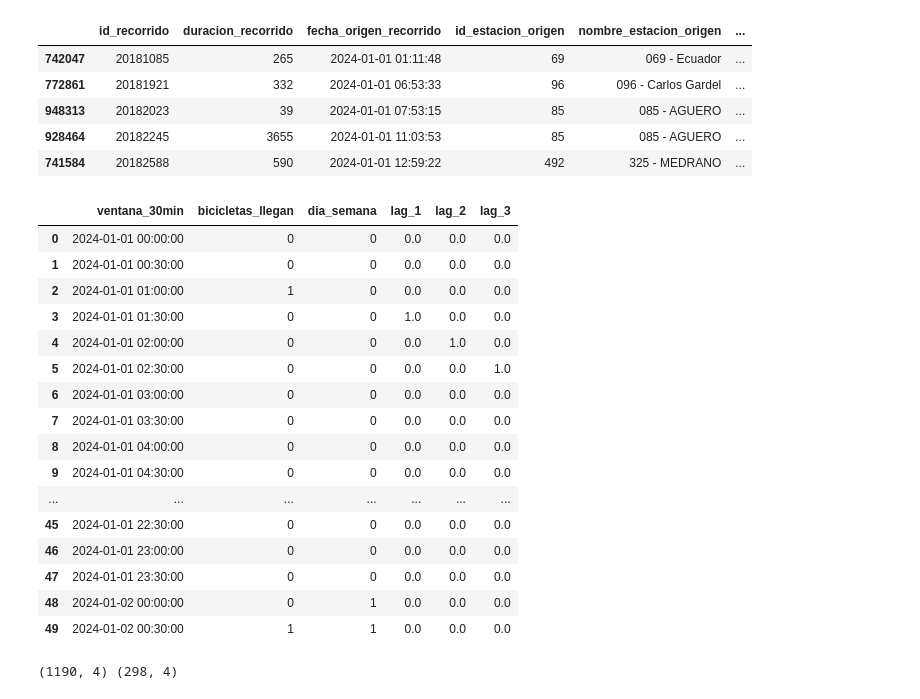
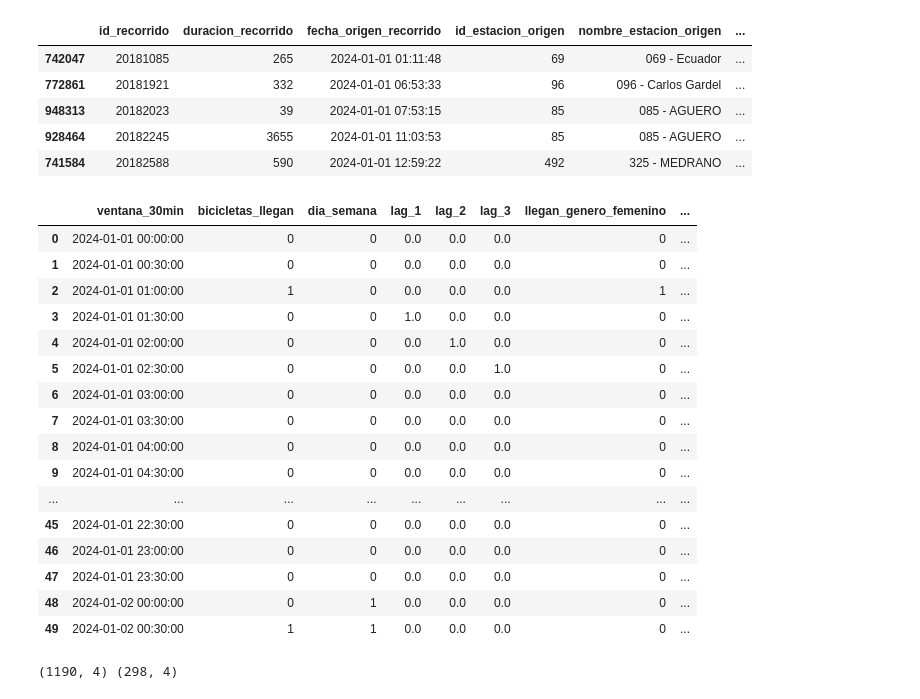
Before and after one commit to frangiavarini/Machine_Learning, a Jupyter notebook: notebooks/processing.ipynb, the cells around one changed output. Cells and saved outputs as stored; diff of their text form; code cells hidden in the pictures.

```diff
--- a/notebooks/processing.ipynb
+++ b/notebooks/processing.ipynb
@@ -44,52 +44,85 @@ df['ventana_30min'] = df['fecha_destino_recorrido'].dt.floor('30min')
 conteo_llegadas = df.groupby('ventana_30min').size().reset_index(name='bicicletas_llegan')
 
 # Crear rango completo de tiempo para enero
 start_date = '2024-01-01 00:00:00'
 end_date = '2024-01-31 23:59:59'
 rango_completo = pd.date_range(start=start_date, end=end_date, freq='30min')
+
+# Crear DataFrame con rango completo
+
 df_completo = pd.DataFrame({'ventana_30min': rango_completo})
 
 # Combinar con conteo real
 df_final = df_completo.merge(conteo_llegadas, on='ventana_30min', how='left')
 df_final['bicicletas_llegan'] = df_final['bicicletas_llegan'].fillna(0).astype(int)
 
 # Ordenar por tiempo
 df_final = df_final.sort_values('ventana_30min').reset_index(drop=True)
 
 # Guardar resultado
 df_final.to_csv('../data/processed/recorridos/llegadas_estacion85_enero_30min.csv', index=False)
 
 
 df_final['dia_semana'] = df_final['ventana_30min'].dt.dayofweek
 
 # Lags de llegadas
 for lag in [1, 2, 3]:
     df_final[f'lag_{lag}'] = df_final['bicicletas_llegan'].shift(lag)
 
-#cambiar los Nans por ceros en los lags
-df_final.fillna(0, inplace=True)
+#cambiar los primeros valores de lag a 0
+df_final.loc[df_final.index < 3, ['lag_1', 'lag_2', 'lag_3']] = 0
+
+
+# Agrupar por ventana y género para contar
+conteo_genero = df.groupby(['ventana_30min', 'genero']).size().reset_index(name='conteo')
+
+# Pivot para obtener columnas separadas para cada género
+conteo_genero_pivot = conteo_genero.pivot(index='ventana_30min', columns='genero', values='conteo').fillna(0).astype(int)
+
+conteo_genero_pivot.columns = ['llegan_genero_femenino' if col == 'FEMALE' else
+                               'llegan_genero_masculino' if col == 'MALE' else
+                               'llegan_genero_otro' for col in conteo_genero_pivot.columns]
+
+# Resetear índice para poder hacer merge
+conteo_genero_pivot = conteo_genero_pivot.reset_index()
+
+# Unir con el dataframe final
+df_final = df_final.merge(conteo_genero_pivot, on='ventana_30min', how='left')
+
+# Rellenar con ceros donde no hubo llegadas
+df_final[['llegan_genero_femenino', 'llegan_genero_masculino', 'llegan_genero_otro']] = df_final[[
+    'llegan_genero_femenino', 'llegan_genero_masculino', 'llegan_genero_otro'
+]].fillna(0).astype(int)
+
+
+#agregar las estaciones de origen de los arribos, osea de donde vinieron,
+
+#dropear los nans
+df_final = df_final.dropna()
+
+
 
 
 
 df_final.head(50)
 # %% [output]
-|  | ventana_30min | bicicletas_llegan | dia_semana | lag_1 | lag_2 | lag_3 |
-| 0 | 2024-01-01 00:00:00 | 0 | 0 | 0.0 | 0.0 | 0.0 |
-| 1 | 2024-01-01 00:30:00 | 0 | 0 | 0.0 | 0.0 | 0.0 |
-| 2 | 2024-01-01 01:00:00 | 1 | 0 | 0.0 | 0.0 | 0.0 |
-| 3 | 2024-01-01 01:30:00 | 0 | 0 | 1.0 | 0.0 | 0.0 |
-| 4 | 2024-01-01 02:00:00 | 0 | 0 | 0.0 | 1.0 | 0.0 |
-| 5 | 2024-01-01 02:30:00 | 0 | 0 | 0.0 | 0.0 | 1.0 |
-| 6 | 2024-01-01 03:00:00 | 0 | 0 | 0.0 | 0.0 | 0.0 |
-| 7 | 2024-01-01 03:30:00 | 0 | 0 | 0.0 | 0.0 | 0.0 |
-| 8 | 2024-01-01 04:00:00 | 0 | 0 | 0.0 | 0.0 | 0.0 |
-| 9 | 2024-01-01 04:30:00 | 0 | 0 | 0.0 | 0.0 | 0.0 |
-| ... | ... | ... | ... | ... | ... | ... |
-| 45 | 2024-01-01 22:30:00 | 0 | 0 | 0.0 | 0.0 | 0.0 |
-| 46 | 2024-01-01 23:00:00 | 0 | 0 | 0.0 | 0.0 | 0.0 |
-| 47 | 2024-01-01 23:30:00 | 0 | 0 | 0.0 | 0.0 | 0.0 |
-| 48 | 2024-01-02 00:00:00 | 0 | 1 | 0.0 | 0.0 | 0.0 |
-| 49 | 2024-01-02 00:30:00 | 1 | 1 | 0.0 | 0.0 | 0.0 |
+|  | ventana_30min | bicicletas_llegan | dia_semana | lag_1 | lag_2 | lag_3 | llegan_genero_femenino | ... |
+| 0 | 2024-01-01 00:00:00 | 0 | 0 | 0.0 | 0.0 | 0.0 | 0 | ... |
+| 1 | 2024-01-01 00:30:00 | 0 | 0 | 0.0 | 0.0 | 0.0 | 0 | ... |
+| 2 | 2024-01-01 01:00:00 | 1 | 0 | 0.0 | 0.0 | 0.0 | 1 | ... |
+| 3 | 2024-01-01 01:30:00 | 0 | 0 | 1.0 | 0.0 | 0.0 | 0 | ... |
+| 4 | 2024-01-01 02:00:00 | 0 | 0 | 0.0 | 1.0 | 0.0 | 0 | ... |
+| 5 | 2024-01-01 02:30:00 | 0 | 0 | 0.0 | 0.0 | 1.0 | 0 | ... |
+| 6 | 2024-01-01 03:00:00 | 0 | 0 | 0.0 | 0.0 | 0.0 | 0 | ... |
+| 7 | 2024-01-01 03:30:00 | 0 | 0 | 0.0 | 0.0 | 0.0 | 0 | ... |
+| 8 | 2024-01-01 04:00:00 | 0 | 0 | 0.0 | 0.0 | 0.0 | 0 | ... |
+| 9 | 2024-01-01 04:30:00 | 0 | 0 | 0.0 | 0.0 | 0.0 | 0 | ... |
+| ... | ... | ... | ... | ... | ... | ... | ... | ... |
+| 45 | 2024-01-01 22:30:00 | 0 | 0 | 0.0 | 0.0 | 0.0 | 0 | ... |
+| 46 | 2024-01-01 23:00:00 | 0 | 0 | 0.0 | 0.0 | 0.0 | 0 | ... |
+| 47 | 2024-01-01 23:30:00 | 0 | 0 | 0.0 | 0.0 | 0.0 | 0 | ... |
+| 48 | 2024-01-02 00:00:00 | 0 | 1 | 0.0 | 0.0 | 0.0 | 0 | ... |
+| 49 | 2024-01-02 00:30:00 | 1 | 1 | 0.0 | 0.0 | 0.0 | 0 | ... |
 # %%
 #preparar los datos para el modelo
 
```
